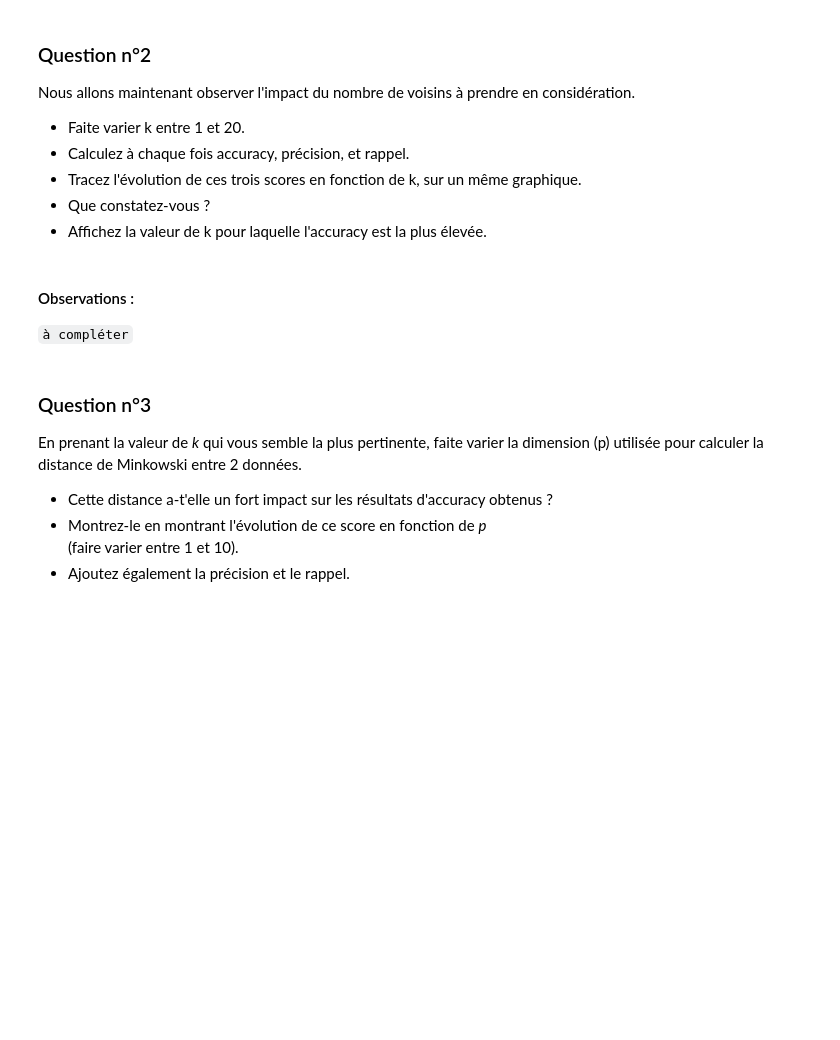
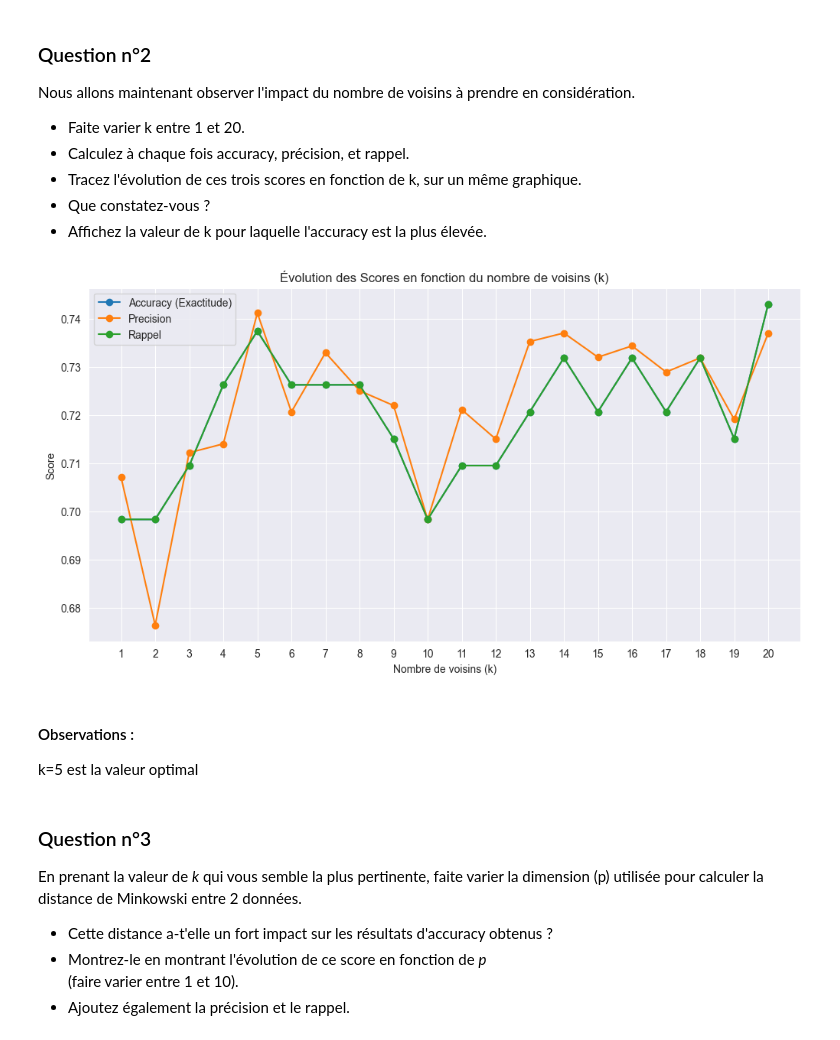
Before and after one commit to AD99i/titanic_ml, a Jupyter notebook: M06_TP01_Exercice.ipynb, the cells around one changed output. Cells and saved outputs as stored; diff of their text form; code cells hidden in the pictures; blank space fills up the shorter version.

```diff
--- a/M06_TP01_Exercice.ipynb
+++ b/M06_TP01_Exercice.ipynb
@@ -71,10 +214,36 @@ Nous allons maintenant observer l'impact du nombre de voisins à prendre en cons
 - Que constatez-vous ?
 - Affichez la valeur de k pour laquelle l'accuracy est la plus élevée.
 # %%
-#TODO
+accuracy=[]
+precision=[]
+recall=[]
+
+for i in range (1,21):
+    model = KNeighborsClassifier(n_neighbors=i)
+    model.fit(x_train, y_train)
+    y_pred = model.predict(x_test)
+    accuracy.append(accuracy_score(y_test, y_pred))
+    precision.append(precision_score(y_test, y_pred, average='weighted'))
+    recall.append(recall_score(y_test, y_pred, average='weighted'))
+
+# --- Affichage du graphique ---
+plt.figure(figsize=(12, 6))
+plt.plot(range(1, 21), accuracy, label='Accuracy (Exactitude)', marker='o')
+plt.plot(range(1, 21), precision, label='Precision', marker='o')
+plt.plot(range(1, 21), recall, label='Rappel', marker='o')
+
+plt.title('Évolution des Scores en fonction du nombre de voisins (k)')
+plt.xlabel('Nombre de voisins (k)')
+plt.ylabel('Score')
+plt.xticks(range(1, 21))
+plt.legend()
+plt.grid(True)
+plt.show()
+# %% [output]
+[figure, added]
 # %% [markdown]
 #### Observations :
-`à compléter`
+k=5 est la valeur optimal
 # %% [markdown]
 ### Question n°3
 En prenant la valeur de _k_ qui vous semble la plus pertinente, faite varier la dimension (p) utilisée pour calculer la distance de Minkowski entre 2 données.
```
Also changed, not shown: parts of 12 cells of this notebook, 1 other file.
